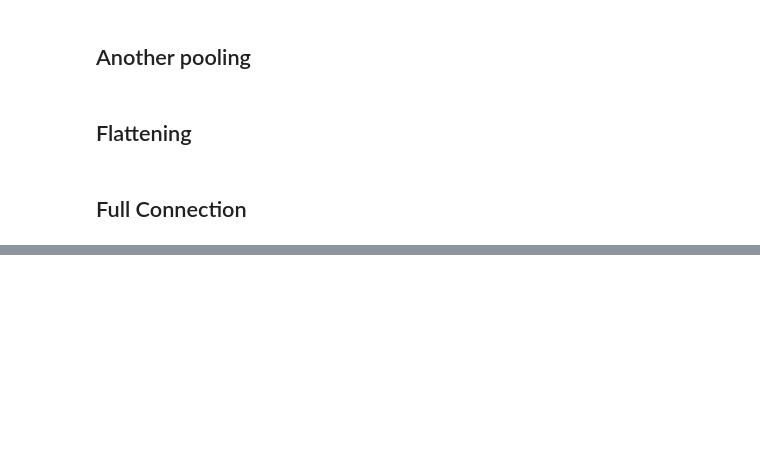
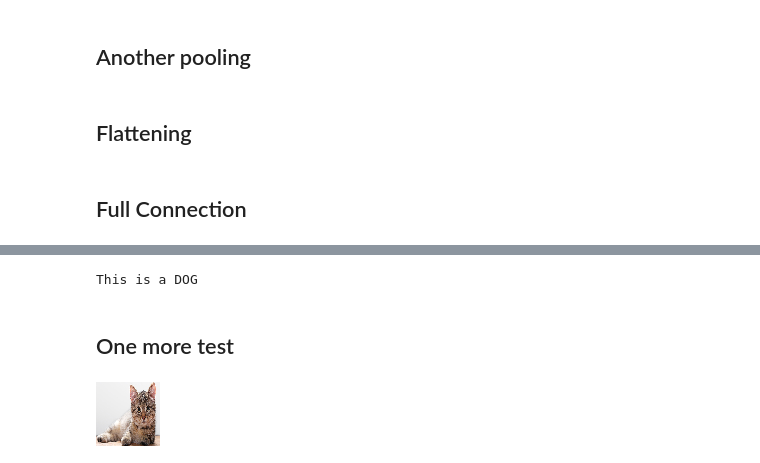
Before and after one commit to beercafeguy/dl-a-z, a Jupyter notebook: notebooks/CNN/dog_or_cat.ipynb, the cells around one changed output, grey strips where cells are left out. Saved outputs shown, nothing was run; the diff lists cells and outputs as text; code cells hidden in the pictures; blank space fills up the shorter version.

```diff
--- a/notebooks/CNN/dog_or_cat.ipynb
+++ b/notebooks/CNN/dog_or_cat.ipynb
@@ -69,0 +140,18 @@ cnn.add(tf.keras.layers.Flatten())
+# %%
+if result[0][0] > 0.5:
+    print("This is a DOG")
+else:
+    print("This is a cat")
+# %% [output]
+This is a DOG
+# %% [markdown]
+## One more test
+# %%
+import numpy as np
+
+from keras.preprocessing import image
+
+test_img = image.load_img('../../data/cnn_cat_vs_dogs/single_prediction/cat_or_dog_2.jpg', target_size=(64,64))
+test_img
+# %% [output]
+[figure, added]
```
Also changed, not shown: parts of 17 cells of this notebook.
